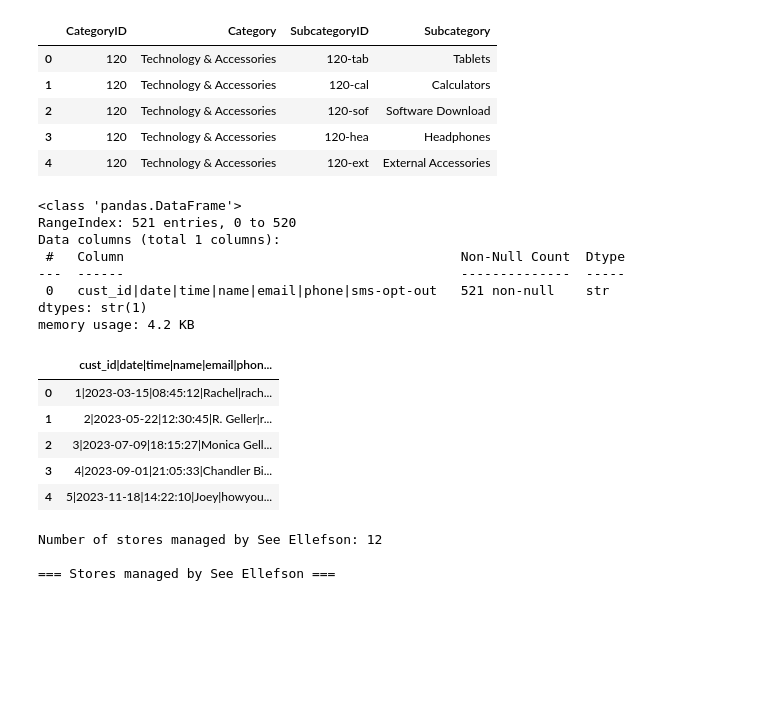
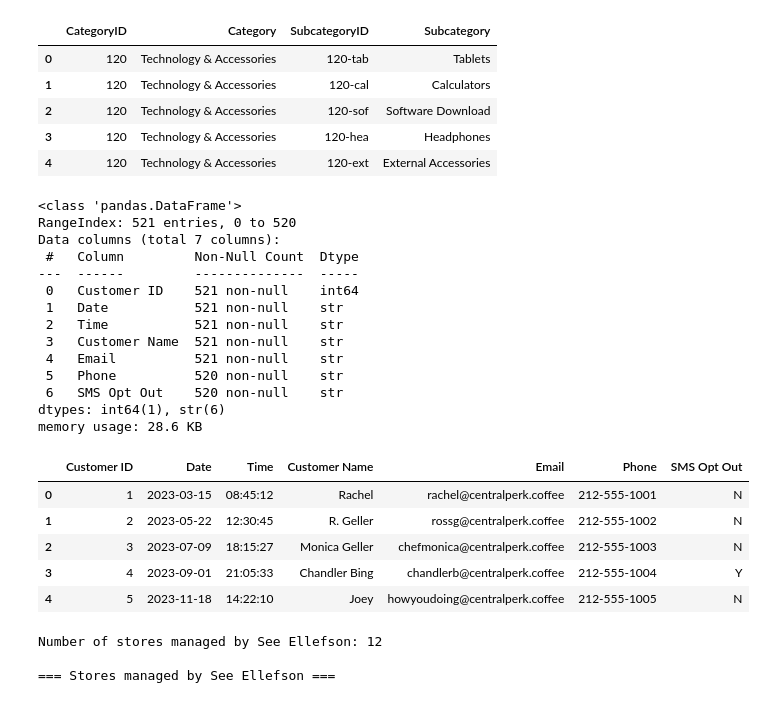
Before and after one commit to JimmyJuare/Capstone_2, a Jupyter notebook: Ellefson_sales_analysis.ipynb, the cells around one changed output. Cells and saved outputs as stored; diff of their text form; code cells hidden in the pictures; blank space fills up the shorter version.

```diff
--- a/Ellefson_sales_analysis.ipynb
+++ b/Ellefson_sales_analysis.ipynb
@@ -102,24 +116,32 @@ memory usage: 1.8 KB
 | 4 | 120 | Technology & Accessories | 120-ext | External Accessories |
 # %%
 # Load customer_list
-customer_list = pd.read_csv('customer_list.csv')
+customer_list = pd.read_csv('customer_list.csv', sep='|', engine='python')
+customer_list.columns = ['Customer ID', 'Date', 'Time', 'Customer Name',
+                         'Email', 'Phone', 'SMS Opt Out']
 customer_list.info()
 customer_list.head()
 # %% [output]
 <class 'pandas.DataFrame'>
 RangeIndex: 521 entries, 0 to 520
-Data columns (total 1 columns):
- #   Column                                           Non-Null Count  Dtype
----  ------                                           --------------  -----
- 0   cust_id|date|time|name|email|phone|sms-opt-out   521 non-null    str
-dtypes: str(1)
-memory usage: 4.2 KB
+Data columns (total 7 columns):
+ #   Column         Non-Null Count  Dtype
+---  ------         --------------  -----
+ 0   Customer ID    521 non-null    int64
+ 1   Date           521 non-null    str
+ 2   Time           521 non-null    str
+ 3   Customer Name  521 non-null    str
+ 4   Email          521 non-null    str
+ 5   Phone          520 non-null    str
+ 6   SMS Opt Out    520 non-null    str
+dtypes: int64(1), str(6)
+memory usage: 28.6 KB
-|  | cust_id|date|time|name|email|phon... |
-| 0 | 1|2023-03-15|08:45:12|Rachel|rach... |
-| 1 | 2|2023-05-22|12:30:45|R. Geller|r... |
-| 2 | 3|2023-07-09|18:15:27|Monica Gell... |
-| 3 | 4|2023-09-01|21:05:33|Chandler Bi... |
-| 4 | 5|2023-11-18|14:22:10|Joey|howyou... |
+|  | Customer ID | Date | Time | Customer Name | Email | Phone | SMS Opt Out |
+| 0 | 1 | 2023-03-15 | 08:45:12 | Rachel | rachel@centralperk.coffee | 212-555-1001 | N |
+| 1 | 2 | 2023-05-22 | 12:30:45 | R. Geller | rossg@centralperk.coffee | 212-555-1002 | N |
+| 2 | 3 | 2023-07-09 | 18:15:27 | Monica Geller | chefmonica@centralperk.coffee | 212-555-1003 | N |
+| 3 | 4 | 2023-09-01 | 21:05:33 | Chandler Bing | chandlerb@centralperk.coffee | 212-555-1004 | Y |
+| 4 | 5 | 2023-11-18 | 14:22:10 | Joey | howyoudoing@centralperk.coffee | 212-555-1005 | N |
 # %%
 ellefson_stores = store_detail[store_detail['Territory Manager'] == 'See Ellefson']
 print("Number of stores managed by See Ellefson:", len(ellefson_stores))
```
Also changed, not shown: parts of 11 cells of this notebook.
